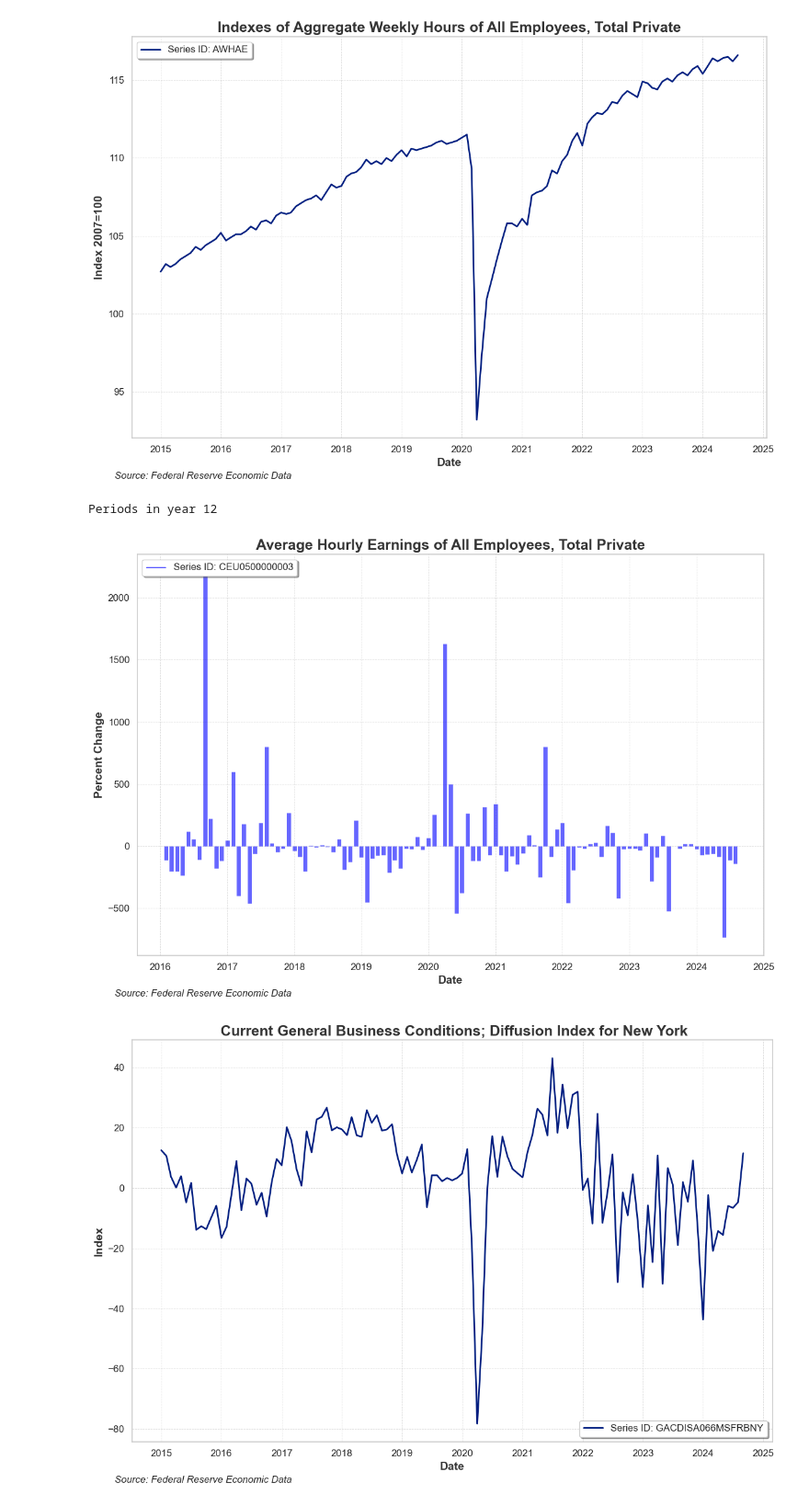
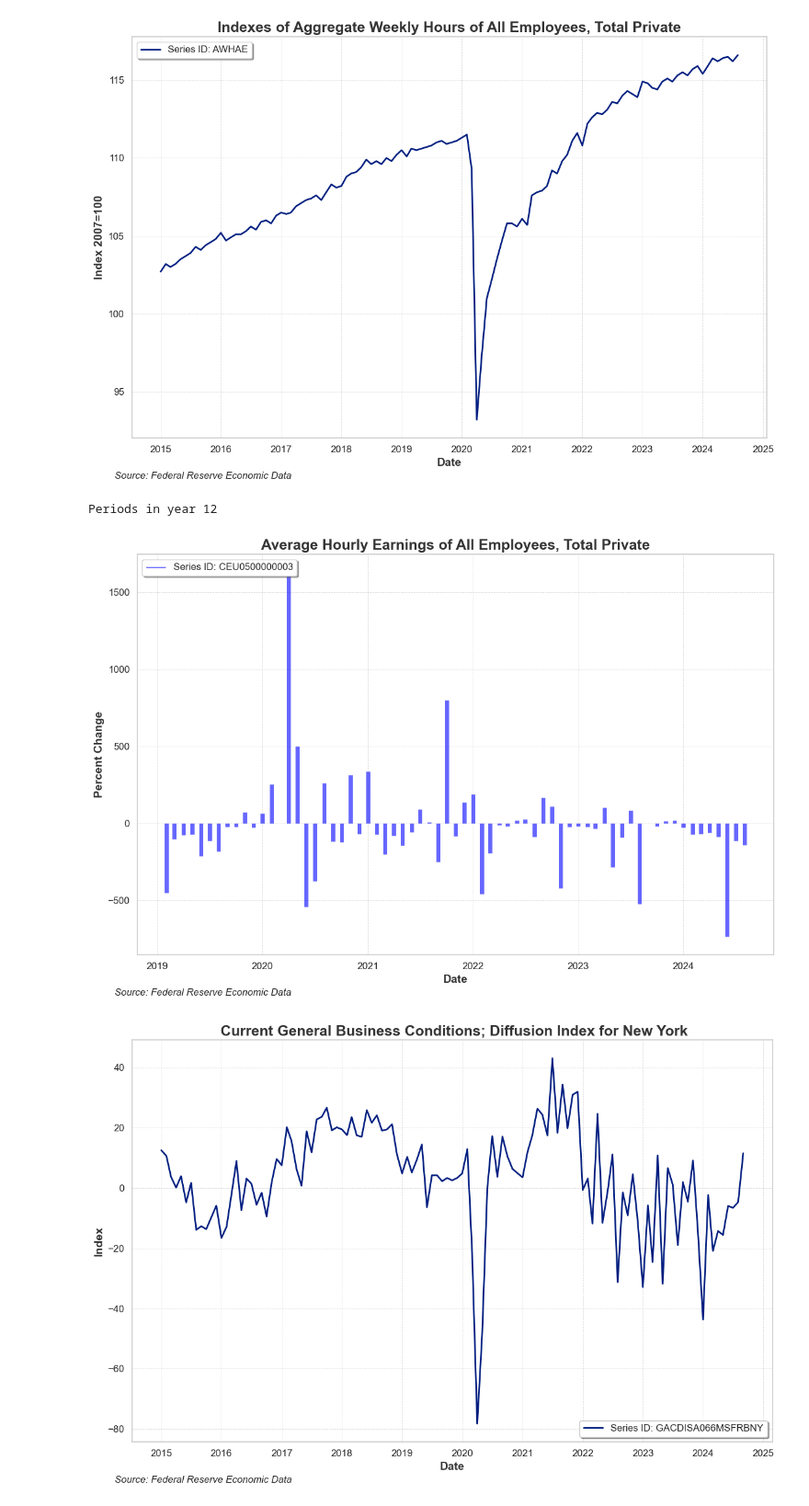
Before and after one commit to AkeBoss-tech/FEDChallenge, a Jupyter notebook: main.ipynb, the cells around one changed output. Shown at 92% size. Cells and saved outputs as stored; diff of their text form; code cells hidden in the pictures.

```diff
--- a/main.ipynb
+++ b/main.ipynb
@@ -380,26 +483,26 @@ plot_series(series_ids,
 # %%
 # Average Hourly Earnings of All Employees, Total Private (CEU0500000003)
 
 # Define the series IDs you want to plot
 series_ids = {'CEU0500000003': 'FRED',}
 
 legend = ["Series ID: CEU0500000003",]
 
 
 plot_series_with_vlines(series_ids,
                  title="Average Hourly Earnings of All Employees, Total Private",
                  y_label='Percent Change',
                  legend_text_generator=legend,
-                 from_date='2015-01-01',
+                 from_date='2018-01-01',
                  legend_loc='upper left',
                  change_in=True,
                  year_over_year=True,
                  periods_in_year=12,
                  line_width=5
                  )
 # %% [output]
 Periods in year 12
-[figure, old version]
+[figure, new version]
 # %%
 # Current General Business Conditions; Diffusion Index for New York (GACDISA066MSFRBNY)
 # Define the series IDs you want to plot
```
Also changed, not shown: parts of 4 cells of this notebook, 1 other file.
